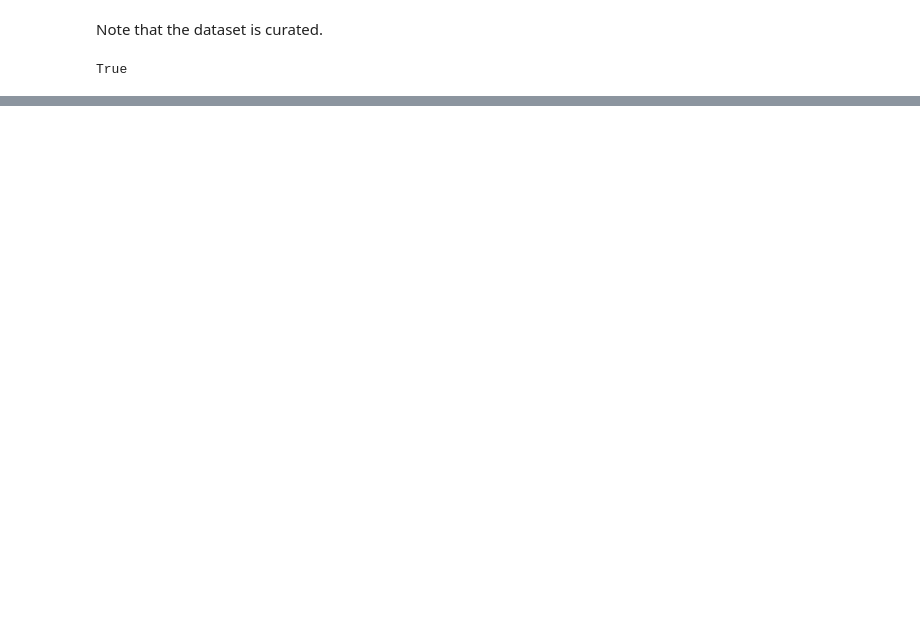
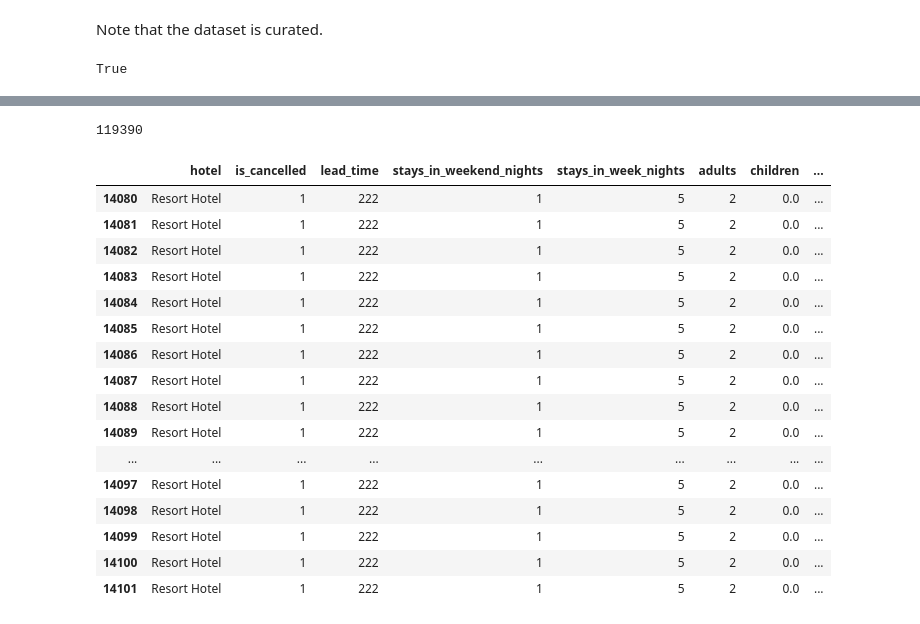
Before and after one commit to lojames/springboard-capstone-project-2, a Jupyter notebook: Capstone 2 Data Wranging.ipynb, the cells around one changed output, grey strips where cells are left out. Drawn from its saved outputs; the diff is of its cells as text; code cells hidden in the pictures; blank space fills up the shorter version.

```diff
--- a/Capstone 2 Data Wranging.ipynb
+++ b/Capstone 2 Data Wranging.ipynb
@@ -411,0 +598,24 @@ In the case of this dataset, faith must be placed that the id_booking has been c
+# %%
+len(bookings_a) + len(bookings_b)
+# %% [output]
+119390
+# %%
+bookings_cleaned[(bookings_cleaned['previous_cancellations']==25)]
+# %% [output]
+|  | hotel | is_cancelled | lead_time | stays_in_weekend_nights | stays_in_week_nights | adults | children | ... |
+| 14080 | Resort Hotel | 1 | 222 | 1 | 5 | 2 | 0.0 | ... |
+| 14081 | Resort Hotel | 1 | 222 | 1 | 5 | 2 | 0.0 | ... |
+| 14082 | Resort Hotel | 1 | 222 | 1 | 5 | 2 | 0.0 | ... |
+| 14083 | Resort Hotel | 1 | 222 | 1 | 5 | 2 | 0.0 | ... |
+| 14084 | Resort Hotel | 1 | 222 | 1 | 5 | 2 | 0.0 | ... |
+| 14085 | Resort Hotel | 1 | 222 | 1 | 5 | 2 | 0.0 | ... |
+| 14086 | Resort Hotel | 1 | 222 | 1 | 5 | 2 | 0.0 | ... |
+| 14087 | Resort Hotel | 1 | 222 | 1 | 5 | 2 | 0.0 | ... |
+| 14088 | Resort Hotel | 1 | 222 | 1 | 5 | 2 | 0.0 | ... |
+| 14089 | Resort Hotel | 1 | 222 | 1 | 5 | 2 | 0.0 | ... |
+| ... | ... | ... | ... | ... | ... | ... | ... | ... |
+| 14097 | Resort Hotel | 1 | 222 | 1 | 5 | 2 | 0.0 | ... |
+| 14098 | Resort Hotel | 1 | 222 | 1 | 5 | 2 | 0.0 | ... |
+| 14099 | Resort Hotel | 1 | 222 | 1 | 5 | 2 | 0.0 | ... |
+| 14100 | Resort Hotel | 1 | 222 | 1 | 5 | 2 | 0.0 | ... |
+| 14101 | Resort Hotel | 1 | 222 | 1 | 5 | 2 | 0.0 | ... |
```
Also changed, not shown: parts of 48 cells of this notebook, 2 other files.
